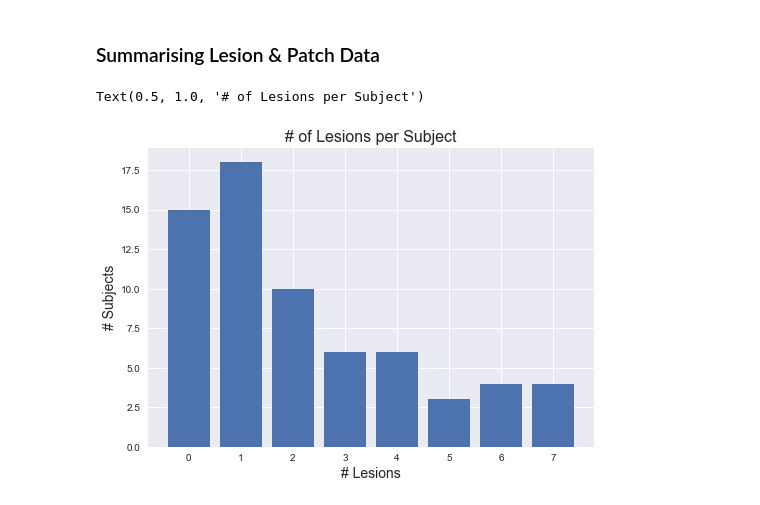
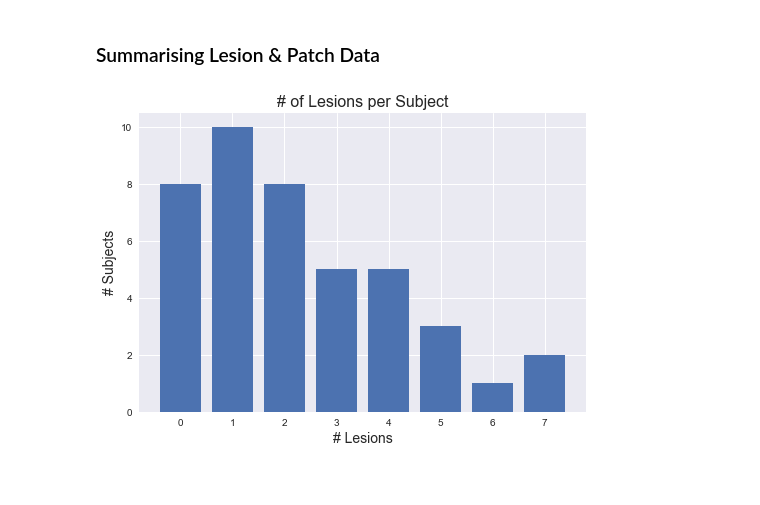
Before and after one commit to rickymwalsh/sc-segmentation, a Jupyter notebook: data-exploration.ipynb, the cells around one changed output. Saved outputs shown, nothing was run; the diff lists cells and outputs as text; code cells hidden in the pictures.

```diff
--- a/data-exploration.ipynb
+++ b/data-exploration.ipynb
@@ -19,6 +19,10 @@ def show_slices(slices):
 # slice_1 = t2s_img_data[:, int(t2s_img_data.shape[1]/2), :]
 # slice_2 = t2s_img_data[:, :, int(t2s_img_data.shape[2]/2)]
 # show_slices([slice_0, slice_1, slice_2])
+# %%
+centres_df = pd.read_csv('subject-centres.csv', dtype={'patientId': str, 'centerId': str, 'include': np.int8})
+centres_df = centres_df[centres_df['include'] == 1] # Remove subjects with data issues.
+centre8_subjects = centres_df[centres_df['centerId']=='8']['patientId'].tolist()
 # %% [markdown]
 ### Reading in Patch Data
 # %%
@@ -75,14 +145,14 @@ list(lesion_data.keys())
 # %% [markdown]
 ### Summarising Lesion & Patch Data
 # %%
-lesion_count = np.unique(list(n_lesions.values()), return_counts=True)
+lesion_count = np.unique([n_lesions[subj] for subj in centre8_subjects], return_counts=True)
 plt.bar(lesion_count[0], lesion_count[1])
 plt.xlabel('# Lesions', fontsize=14)
 plt.ylabel('# Subjects', fontsize=14)
 plt.title('# of Lesions per Subject', fontsize=16)
+plt.show()
 # %% [output]
-Text(0.5, 1.0, '# of Lesions per Subject')
-[figure, old version]
+[figure, new version]
 # %%
 lesion_voxel_count = np.unique(patches_lesion, return_counts=True)[1]
 lesion_voxel_prop = lesion_voxel_count[1]/sum(lesion_voxel_count)
```
Also changed, not shown: parts of 18 cells of this notebook.
